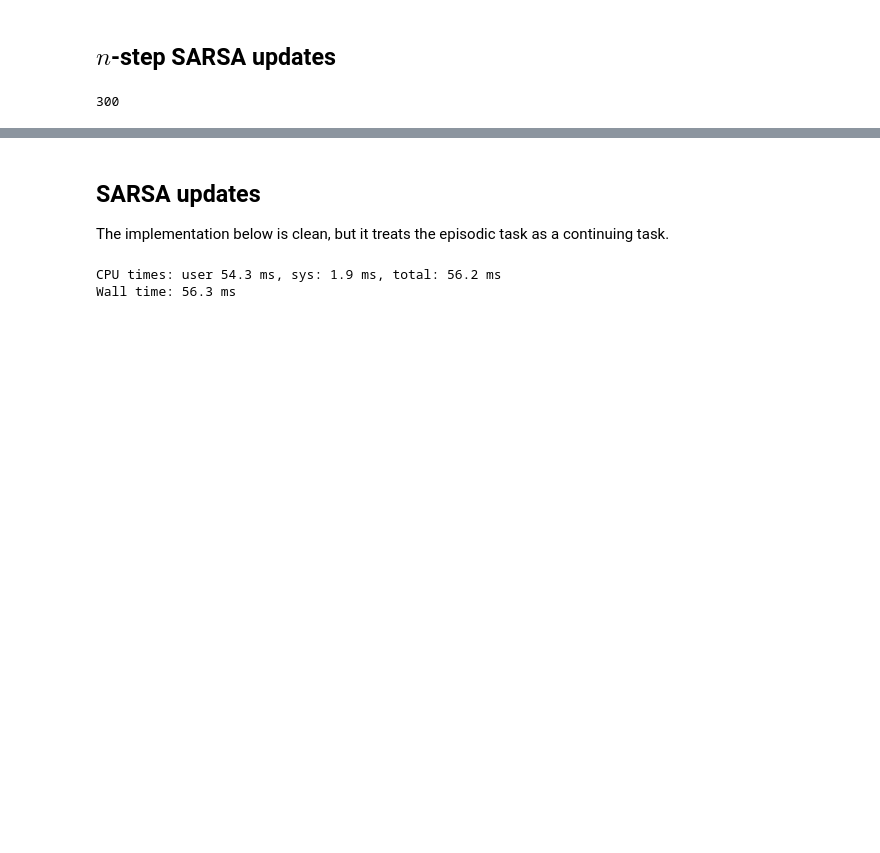
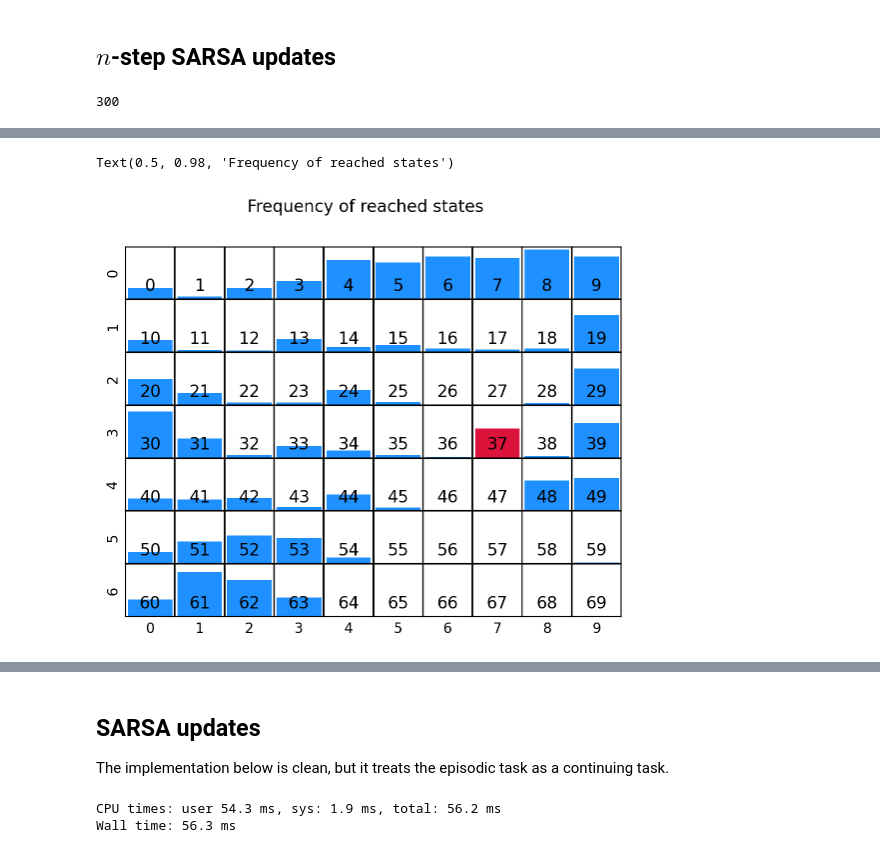
Before and after one commit to gerdm/reinforcement-learning, a Jupyter notebook: notebooks/ch07/windy-gridworld.ipynb, the cells around one changed output, grey strips where cells are left out. Drawn from its saved outputs; the diff is of its cells as text; code cells hidden in the pictures; blank space fills up the shorter version.

```diff
--- a/notebooks/ch07/windy-gridworld.ipynb
+++ b/notebooks/ch07/windy-gridworld.ipynb
@@ -253,0 +200,32 @@ plt.grid(alpha=0.3)
+# %%
+ix_freq = pd.Series(ix_hist).value_counts().sort_index()
+ix_freq = ix_freq.reindex(np.arange(0, G.map_ix.max() + 1), fill_value=0)
+
+fig, axs = plt.subplots(nrows=7, ncols=10, figsize=(6.4 * 1.0, 4.8), sharex=True, sharey=True)
+fig.subplots_adjust(hspace=0.01, wspace=0.01)
+
+for ix, freq in ix_freq.items():
+    row = ix // G.n_cols
+    col = ix % G.n_cols
+
+    if ix == G.ix_goal:
+        color = "crimson"
+    else:
+        color = "dodgerblue"
+
+    axi = axs[row, col]
+    axi.bar([0], [freq], color=color)
+    axi.set_xticks([])
+    axi.set_yticks([])
+    axi.set_title(ix, y=0)
+
+for n in range(G.n_rows):
+    axs[n,0].set_ylabel(n)
+
+for n in range(G.n_cols):
+    axs[-1,n].set_xlabel(n)
+
+plt.suptitle("Frequency of reached states")
+# %% [output]
+Text(0.5, 0.98, 'Frequency of reached states')
+[figure, added]
```
Also changed, not shown: parts of 13 cells of this notebook.
